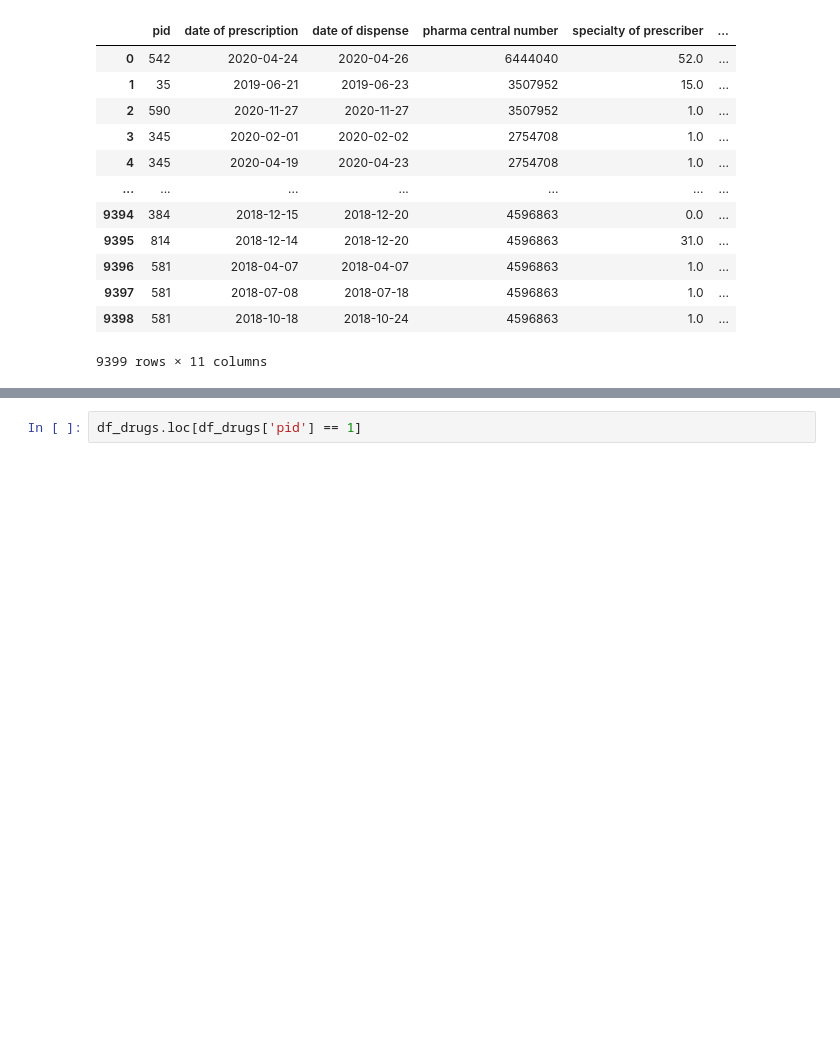
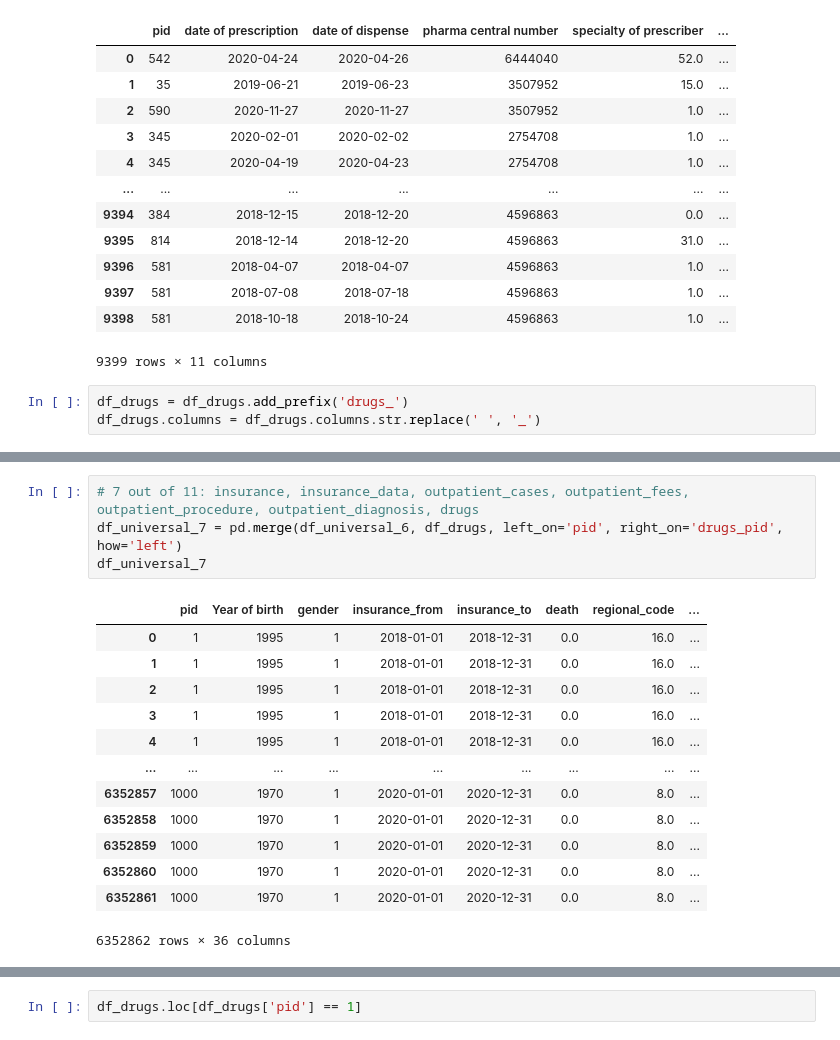
Before and after one commit to Sommerrolle/eval-synth-data-privacy, a Jupyter notebook: data_preprocessing.ipynb, the cells around one changed output, grey strips where cells are left out. Drawn from its saved outputs; the diff is of its cells as text; blank space fills up the shorter version.

```diff
--- a/data_preprocessing.ipynb
+++ b/data_preprocessing.ipynb
@@ -299,3 +312,6 @@ df_drugs
 | 9397 | 581 | 2018-07-08 | 2018-07-18 | 4596863 | 1.0 | ... |
 | 9398 | 581 | 2018-10-18 | 2018-10-24 | 4596863 | 1.0 | ... |
 9399 rows × 11 columns
+# %%
+df_drugs = df_drugs.add_prefix('drugs_')
+df_drugs.columns = df_drugs.columns.str.replace(' ', '_')
@@ -301,0 +334,18 @@ df_drugs
+# %%
+# 7 out of 11: insurance, insurance_data, outpatient_cases, outpatient_fees, outpatient_procedure, outpatient_diagnosis, drugs
+df_universal_7 = pd.merge(df_universal_6, df_drugs, left_on='pid', right_on='drugs_pid', how='left')
+df_universal_7
+# %% [output]
+|  | pid | Year of birth | gender | insurance_from | insurance_to | death | regional_code | ... |
+| 0 | 1 | 1995 | 1 | 2018-01-01 | 2018-12-31 | 0.0 | 16.0 | ... |
+| 1 | 1 | 1995 | 1 | 2018-01-01 | 2018-12-31 | 0.0 | 16.0 | ... |
+| 2 | 1 | 1995 | 1 | 2018-01-01 | 2018-12-31 | 0.0 | 16.0 | ... |
+| 3 | 1 | 1995 | 1 | 2018-01-01 | 2018-12-31 | 0.0 | 16.0 | ... |
+| 4 | 1 | 1995 | 1 | 2018-01-01 | 2018-12-31 | 0.0 | 16.0 | ... |
+| ... | ... | ... | ... | ... | ... | ... | ... | ... |
+| 6352857 | 1000 | 1970 | 1 | 2020-01-01 | 2020-12-31 | 0.0 | 8.0 | ... |
+| 6352858 | 1000 | 1970 | 1 | 2020-01-01 | 2020-12-31 | 0.0 | 8.0 | ... |
+| 6352859 | 1000 | 1970 | 1 | 2020-01-01 | 2020-12-31 | 0.0 | 8.0 | ... |
+| 6352860 | 1000 | 1970 | 1 | 2020-01-01 | 2020-12-31 | 0.0 | 8.0 | ... |
+| 6352861 | 1000 | 1970 | 1 | 2020-01-01 | 2020-12-31 | 0.0 | 8.0 | ... |
+6352862 rows × 36 columns
```
Also changed, not shown: parts of 26 cells of this notebook.
